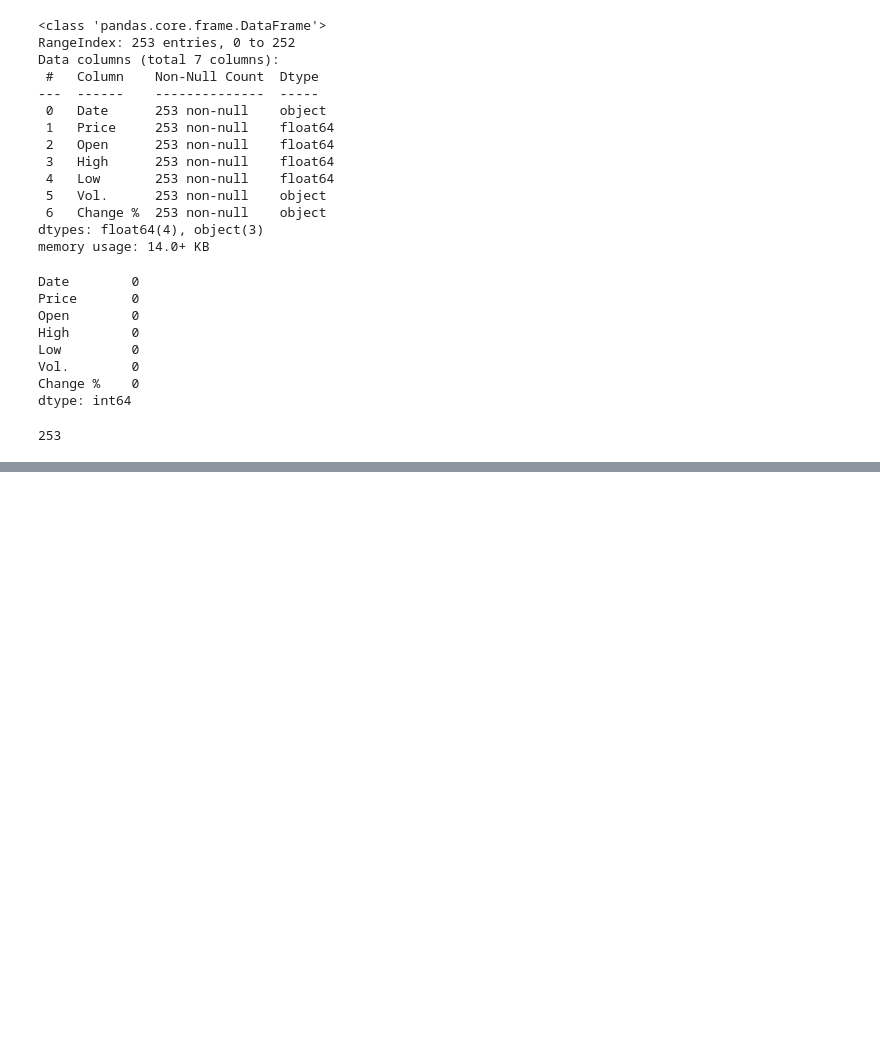
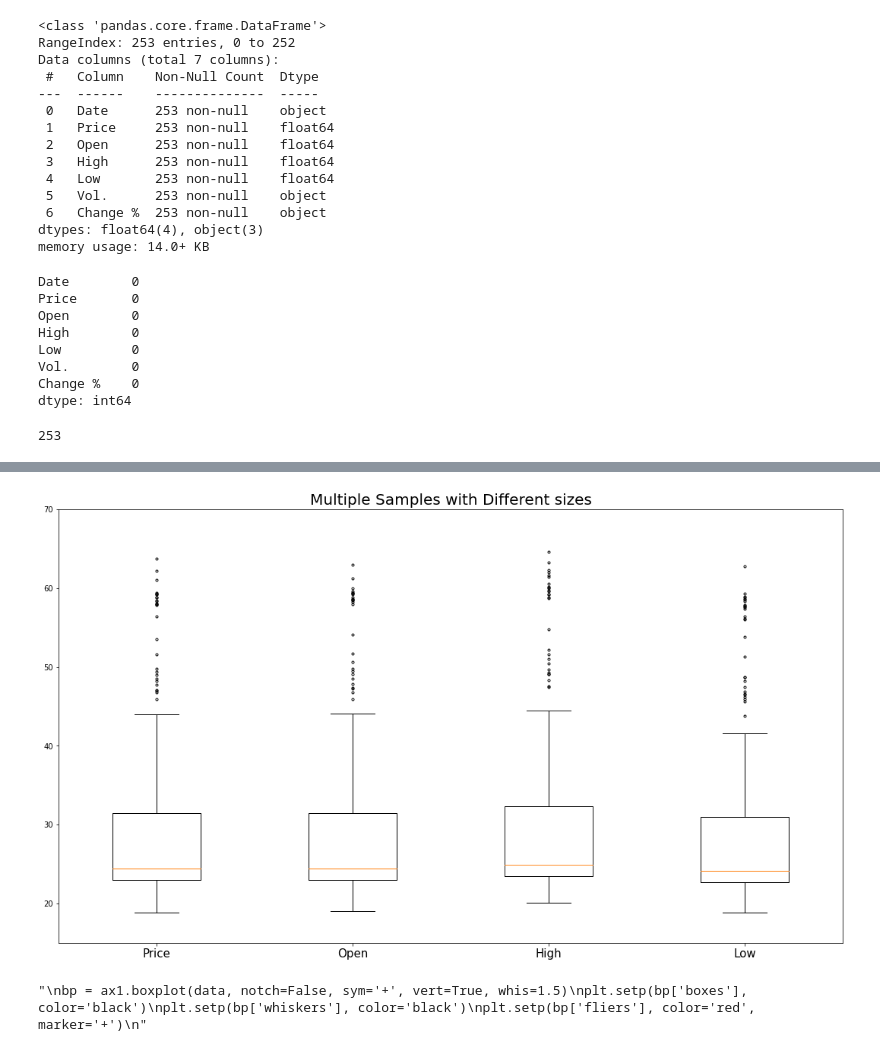
Before and after one commit to MAAykanat/Probabilistic-Approach-To-BIST30, a Jupyter notebook: ASELS_Analysis.ipynb, the cells around one changed output, grey strips where cells are left out. Saved outputs shown, nothing was run; the diff lists cells and outputs as text; code cells hidden in the pictures; blank space fills up the shorter version.

```diff
--- a/ASELS_Analysis.ipynb
+++ b/ASELS_Analysis.ipynb
@@ -94,0 +96,27 @@ df_asels.plot(y=["Price", "Open", "High","Low"], kind="box", title="Boxplot")
+# %%
+top = 70
+bottom = 15
+
+data = [df_asels["Price"], df_asels["Open"], df_asels["High"], df_asels["Low"]]
+
+fig, ax = plt.subplots()
+fig.set_size_inches(18.5, 10.5)
+
+ax.set_title('Multiple Samples with Different sizes')
+ax.set_ylim(bottom, top)
+ax.set_xticklabels(['Price', 'Open', 'High', 'Low'], fontsize=15)
+ax.title.set_size(20)
+
+ax.boxplot(data, notch=False, sym='.', vert=True, whis=1.5)
+
+plt.show()
+
+"""
+bp = ax1.boxplot(data, notch=False, sym='+', vert=True, whis=1.5)
+plt.setp(bp['boxes'], color='black')
+plt.setp(bp['whiskers'], color='black')
+plt.setp(bp['fliers'], color='red', marker='+')
+"""
+# %% [output]
+[figure, added]
+"\nbp = ax1.boxplot(data, notch=False, sym='+', vert=True, whis=1.5)\nplt.setp(bp['boxes'], color='black')\nplt.setp(bp['whiskers'], color='black')\nplt.setp(bp['fliers'], color='red', marker='+')\n"
```
Also changed, not shown: parts of 2 cells of this notebook.
